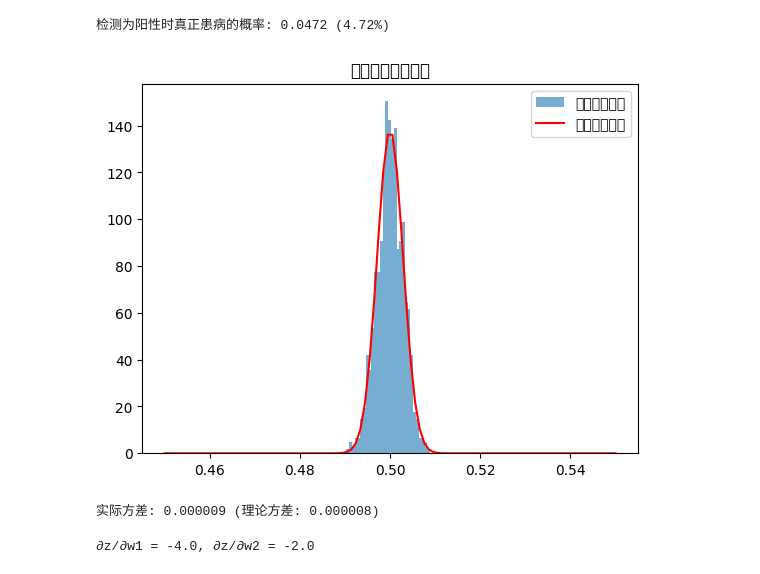
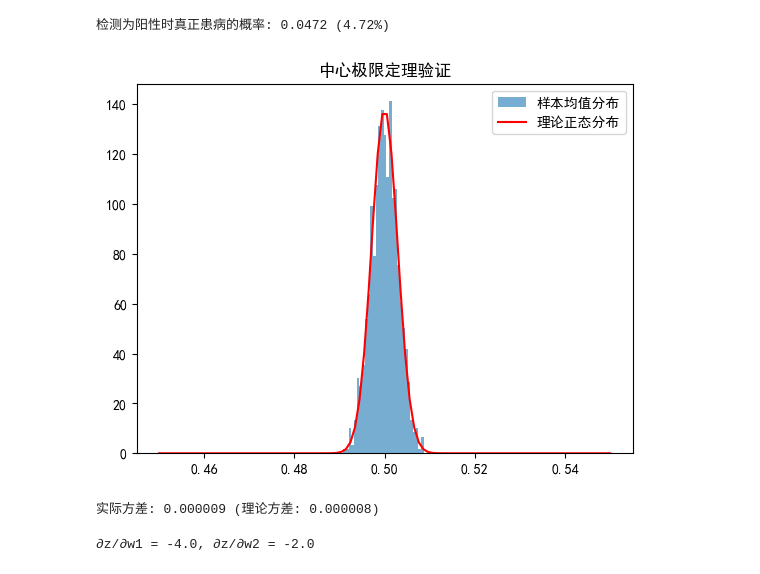
Before and after one commit to Elysia207/DeepLearning, a Jupyter notebook: HW01-20234080432-周礼睿.ipynb, the cells around one changed output. Saved outputs shown, nothing was run; the diff lists cells and outputs as text; code cells hidden in the pictures.

```diff
--- a/HW01-20234080432-周礼睿.ipynb
+++ b/HW01-20234080432-周礼睿.ipynb
@@ -61,23 +61,27 @@ print(f"检测为阳性时真正患病的概率: {P_D_given_T:.4f} ({P_D_given_T
 检测为阳性时真正患病的概率: 0.0472 (4.72%)
 # %%
 # 3.2 中心极限定理模拟
+# 设置中文字体（Windows 系统）
+plt.rcParams['font.sans-serif'] = ['SimHei']  # 黑体
+plt.rcParams['axes.unicode_minus'] = False   # 解决负号显示问题
+
 n = 10000
 m = 1000
 means = [np.mean(np.random.uniform(0, 1, n)) for _ in range(m)]
 
 plt.hist(means, bins=30, density=True, alpha=0.6, label='样本均值分布')
 mu_theory = 0.5
 var_theory = (1/12) / n
 x_vals = np.linspace(0.45, 0.55, 100)
 plt.plot(x_vals, norm.pdf(x_vals, mu_theory, np.sqrt(var_theory)), 'r-', label='理论正态分布')
 plt.legend()
 plt.title("中心极限定理验证")
 plt.show()
 
 actual_var = np.var(means)
 print(f"实际方差: {actual_var:.6f} (理论方差: {var_theory:.6f})")
 # %% [output]
-[figure, old version]
+[figure, new version]
 实际方差: 0.000009 (理论方差: 0.000008)
 # %%
 # 4.1 梯度计算
```
